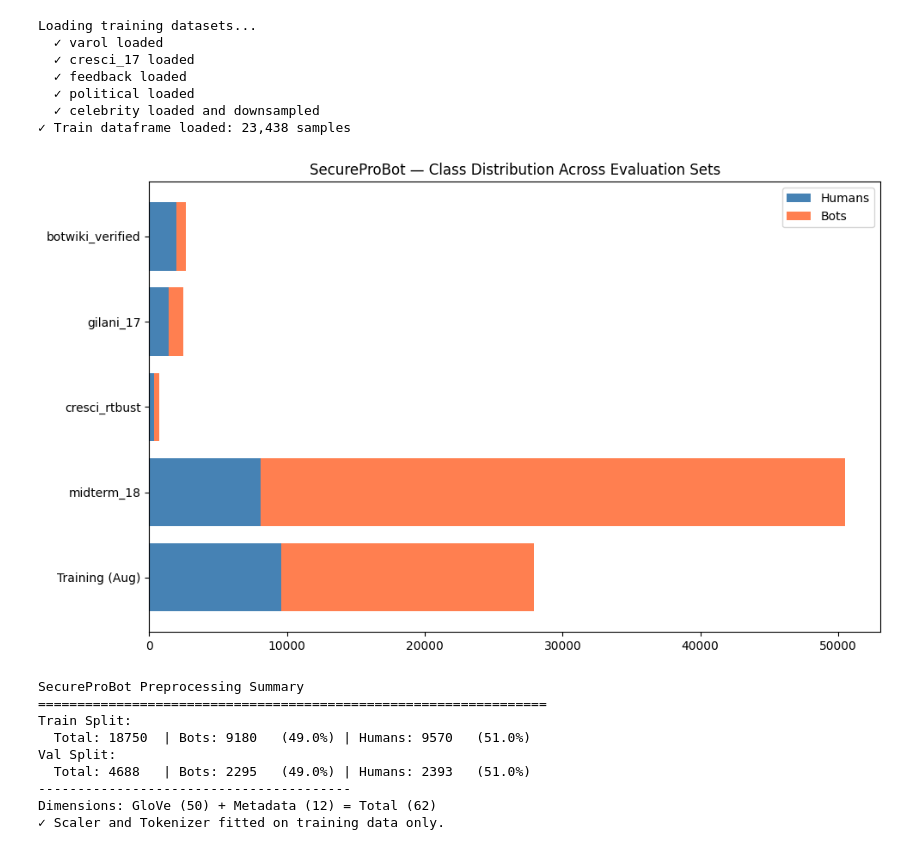
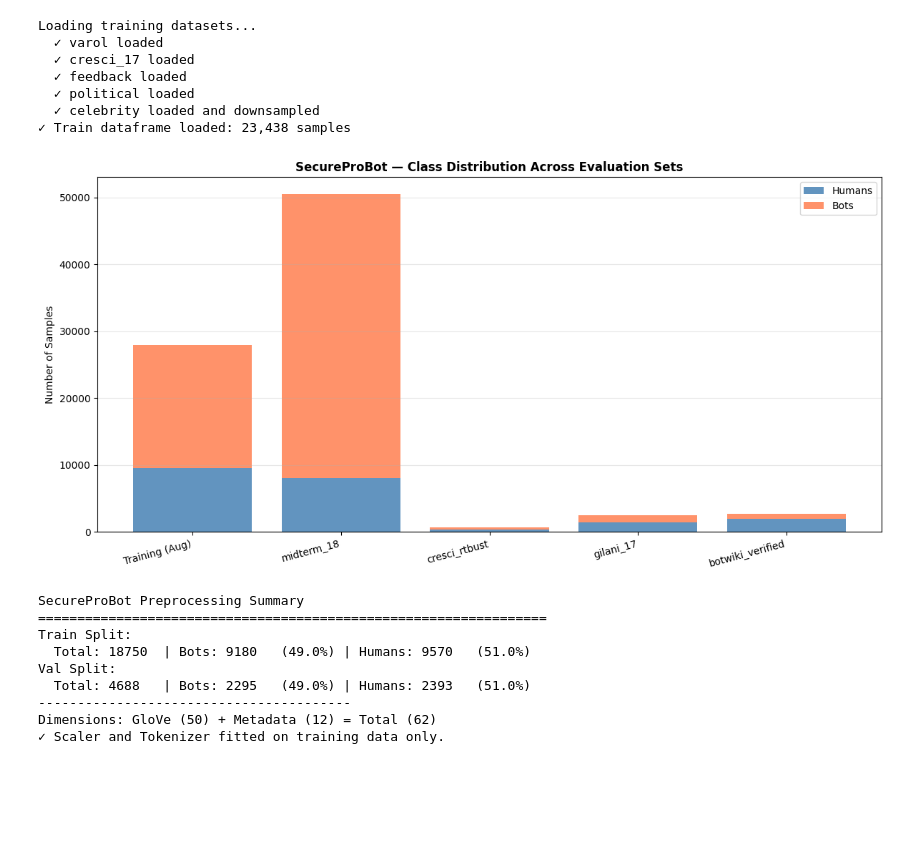
Before and after one commit to mac1116/SecureProBot, a Jupyter notebook: SecureProBot2.ipynb, the cells around one changed output. Saved outputs shown, nothing was run; the diff lists cells and outputs as text; code cells hidden in the pictures; blank space fills up the shorter version.

```diff
--- a/SecureProBot2.ipynb
+++ b/SecureProBot2.ipynb
@@ -766,35 +893,37 @@ Loading training datasets...
 # %%
 import matplotlib.pyplot as plt
 import numpy as np
 
 # Check if required variables exist
 if 'y_train_aug' not in globals() or 'results' not in globals():
     print("⚠️  Skipping visualization — required variables not yet created.")
     print("Please run the following sections first:")
     print("  1. Section 3 — Feature Engineering and Text Preprocessing")
     print("  2. Section 5 — Adversarial Sample Generation")
     print("  3. Section 6 — Ensemble Model Training")
     print("  4. Section 10 & 11 — Cross-Domain Evaluation")
 else:
     train_bot_count = int(y_train_aug.sum())
     train_human_count = len(y_train_aug) - train_bot_count
 
     dataset_names = ['Training (Aug)'] + list(results.keys())
     bot_counts = [train_bot_count] + [int(res['y_test'].sum()) for res in results.values()]
     human_counts = [train_human_count] + [len(res['y_test']) - int(res['y_test'].sum()) for res in results.values()]
 
-    fig, ax = plt.subplots(figsize=(10, 6))
-    y_pos = np.arange(len(dataset_names))
-    ax.barh(y_pos, human_counts, color='steelblue', label='Humans')
-    ax.barh(y_pos, bot_counts, left=human_counts, color='coral', label='Bots')
-    ax.set_yticks(y_pos)
-    ax.set_yticklabels(dataset_names)
-    ax.set_title('SecureProBot — Class Distribution Across Evaluation Sets')
-    ax.legend()
+    fig, ax = plt.subplots(figsize=(12, 6))
+    x_pos = np.arange(len(dataset_names))
+    ax.bar(x_pos, human_counts, label='Humans', color='steelblue', alpha=0.85)
+    ax.bar(x_pos, bot_counts, bottom=human_counts, label='Bots', color='coral', alpha=0.85)
+    ax.set_xticks(x_pos)
+    ax.set_xticklabels(dataset_names, rotation=15, ha='right')
+    ax.set_ylabel('Number of Samples')
+    ax.set_title('SecureProBot — Class Distribution Across Evaluation Sets', fontweight='bold')
+    ax.legend(fontsize=10)
+    ax.grid(axis='y', alpha=0.3)
     plt.tight_layout()
     plt.show()
 # %% [output]
-[figure, old version]
+[figure, new version]
 # %%
 if 'X_train_combined' not in globals() or 'train_idx' not in globals():
     print("⚠️  Skipping preprocessing summary — required feature matrices not yet created.")
```
Also changed, not shown: parts of 18 cells of this notebook.
